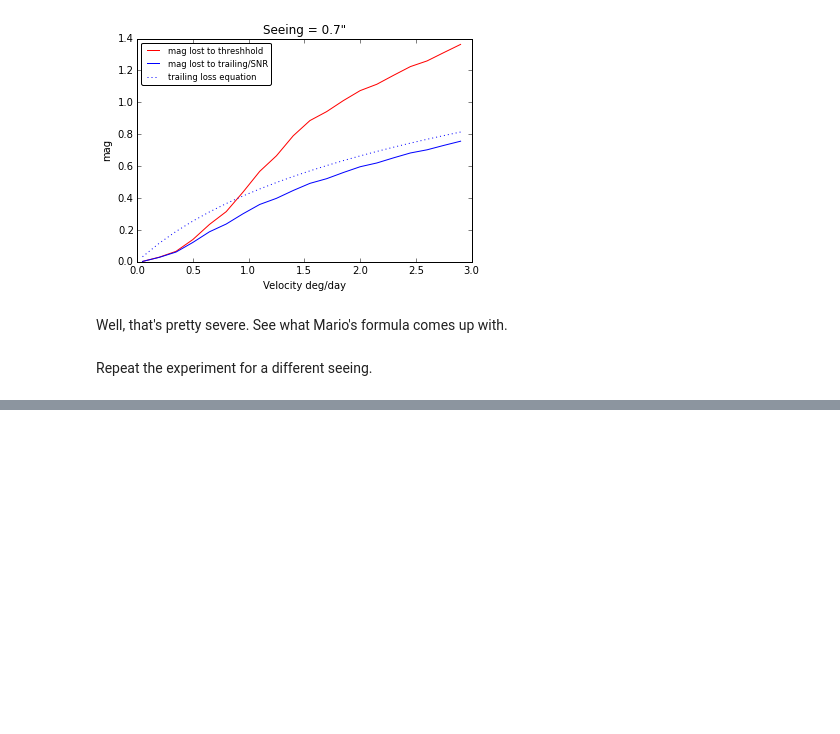
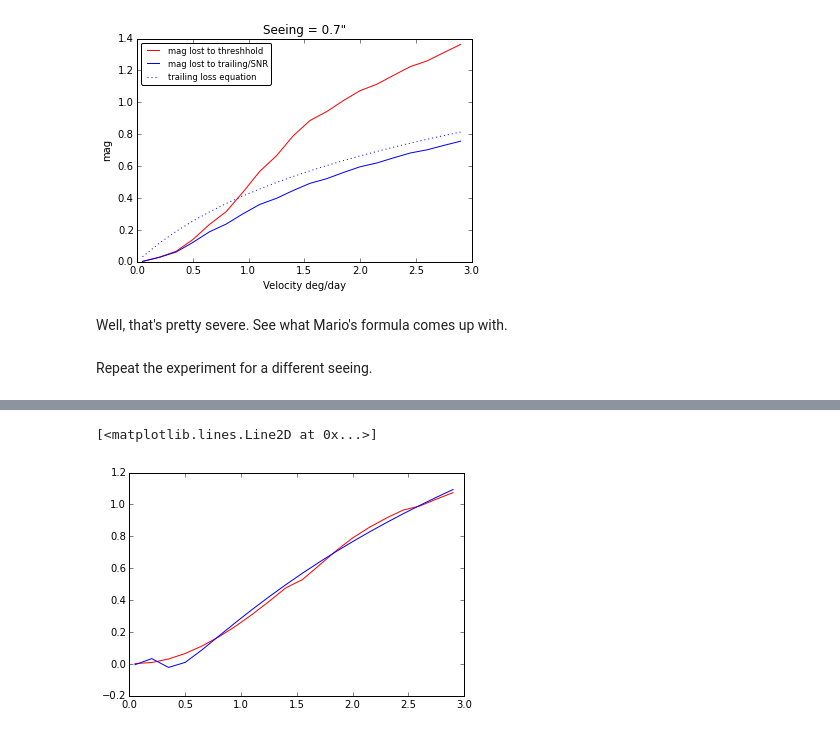
Before and after one commit to rhiannonlynne/MafSSO, a Jupyter notebook: Trailing Losses.ipynb, the cells around one changed output, grey strips where cells are left out. Cells and saved outputs as stored; diff of their text form; code cells hidden in the pictures; blank space fills up the shorter version.

```diff
--- a/Trailing Losses.ipynb
+++ b/Trailing Losses.ipynb
@@ -786,0 +615,6 @@ plt.savefig('Nobjs_cum.png', format='png')
+# %%
+plt.plot(velocities, 2.5*np.log10(ratios), 'r-')
+plt.plot(velocities, 2.5*np.log10(fitratio), 'b-')
+# %% [output]
+[<matplotlib.lines.Line2D at 0x...>]
+[figure, added]
```
Also changed, not shown: parts of 29 cells of this notebook, 2 other files.
